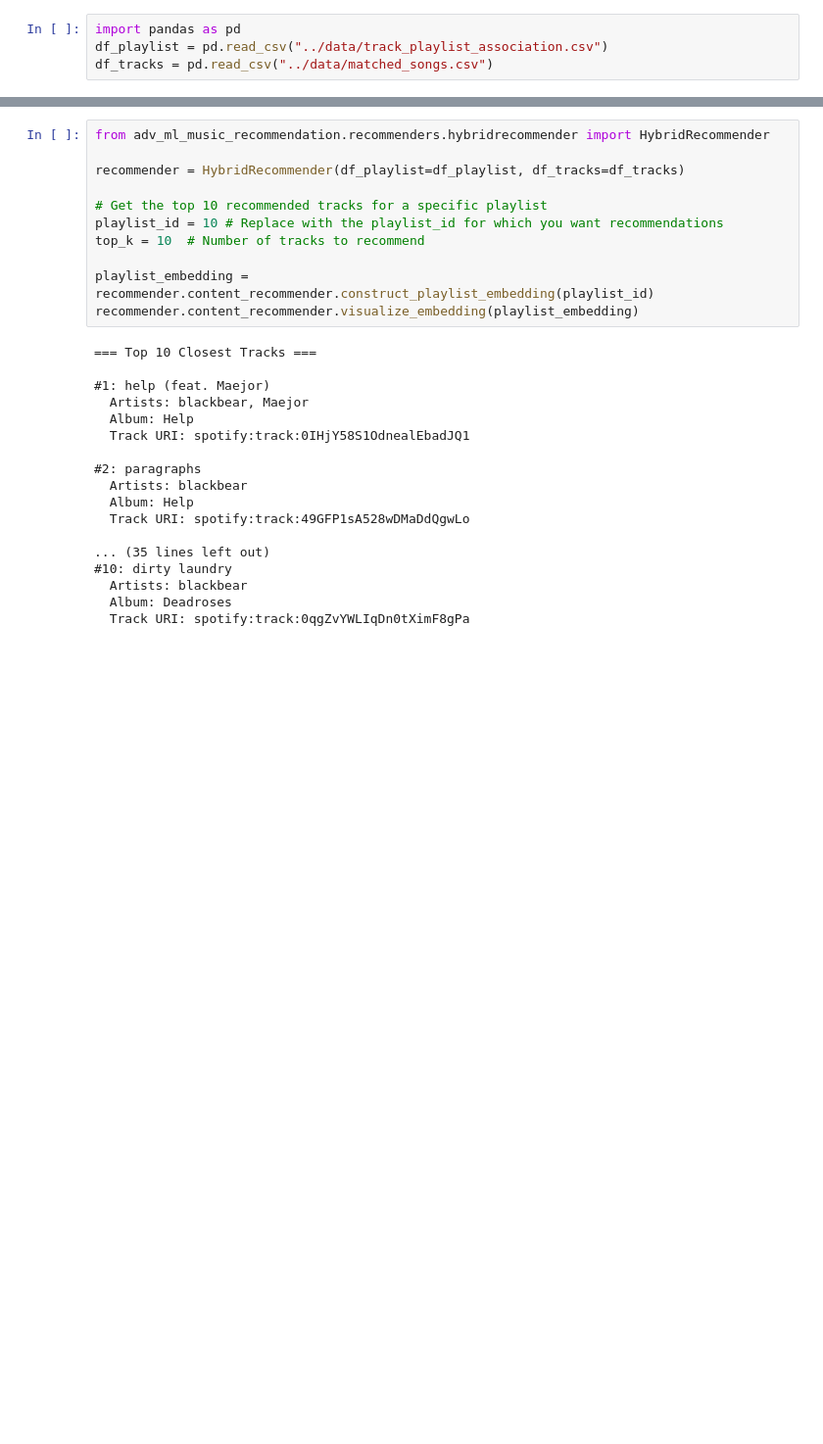
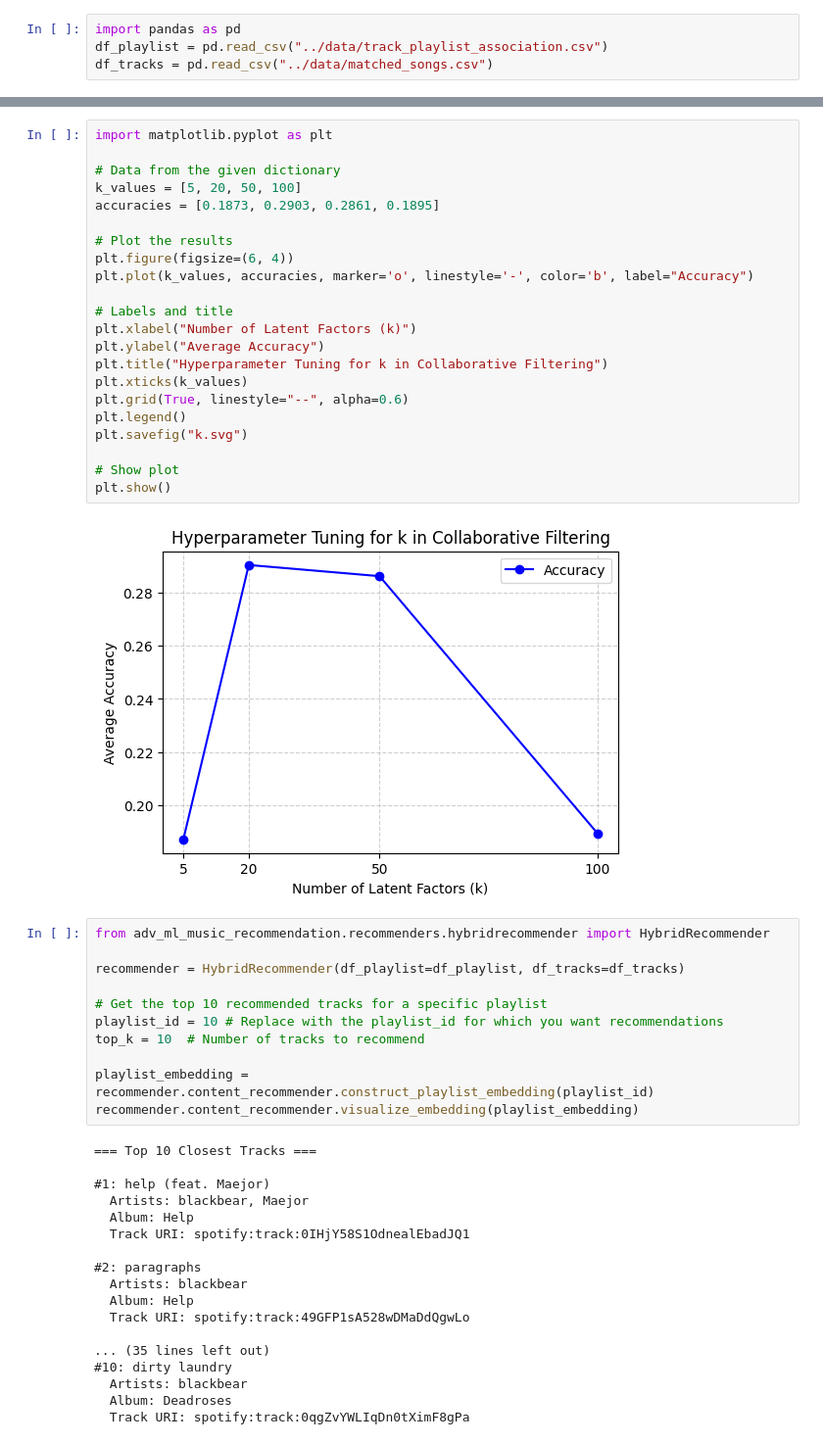
Before and after one commit to matthjs/adv-ml-music-recommendation, a Jupyter notebook: adv_ml_music_recommendation/test_vizualize.ipynb, the cells around one changed output, grey strips where cells are left out. Shown: that part at 98% size. Drawn from its saved outputs; the diff is of its cells as text; blank space fills up the shorter version.

```diff
--- a/adv_ml_music_recommendation/test_vizualize.ipynb
+++ b/adv_ml_music_recommendation/test_vizualize.ipynb
@@ -5,3 +46,27 @@ df_tracks = pd.read_csv("../data/matched_songs.csv")
+# %%
+import matplotlib.pyplot as plt
+
+# Data from the given dictionary
+k_values = [5, 20, 50, 100]
+accuracies = [0.1873, 0.2903, 0.2861, 0.1895]
+
+# Plot the results
+plt.figure(figsize=(6, 4))
+plt.plot(k_values, accuracies, marker='o', linestyle='-', color='b', label="Accuracy")
+
+# Labels and title
+plt.xlabel("Number of Latent Factors (k)")
+plt.ylabel("Average Accuracy")
+plt.title("Hyperparameter Tuning for k in Collaborative Filtering")
+plt.xticks(k_values)
+plt.grid(True, linestyle="--", alpha=0.6)
+plt.legend()
+plt.savefig("k.svg")
+
+# Show plot
+plt.show()
+# %% [output]
+[figure, added]
 # %%
 from adv_ml_music_recommendation.recommenders.hybridrecommender import HybridRecommender
 
```
Also changed, not shown: parts of 1 cell of this notebook, 5 other files.
